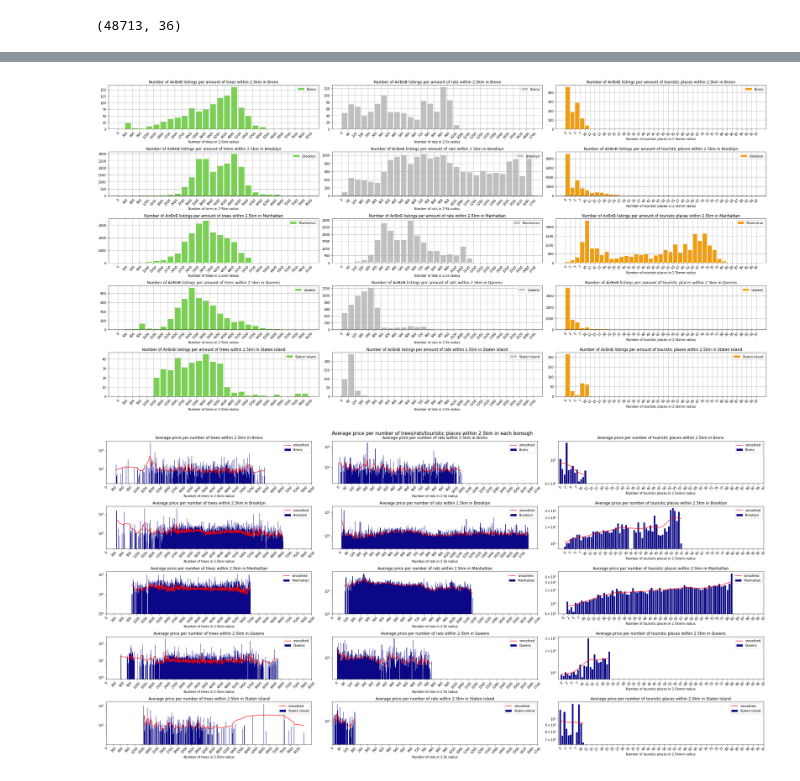
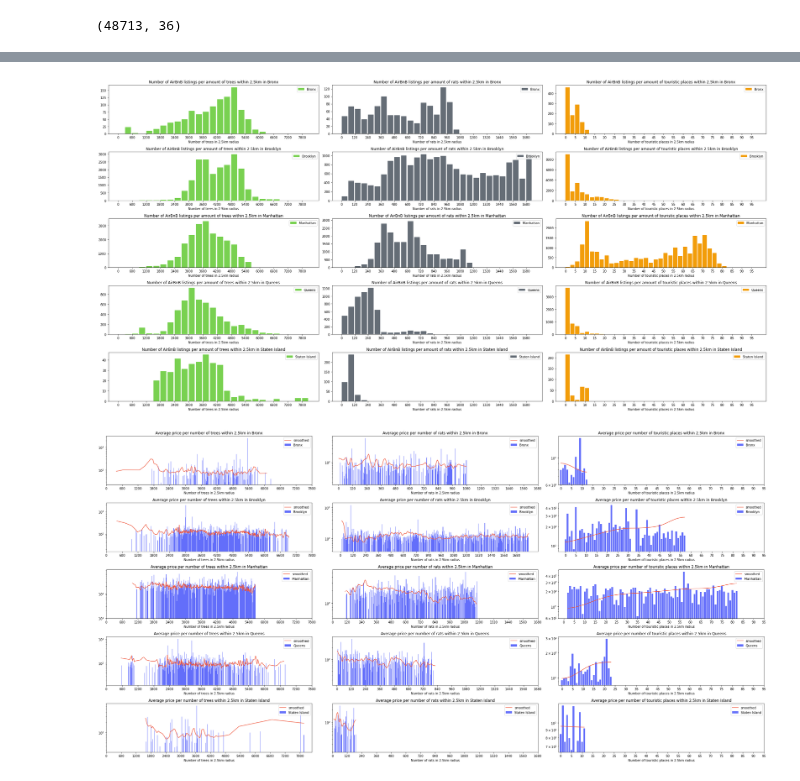
Before and after one commit to KathGran8/Air_BnB_Data_Viz, a Jupyter notebook: Explainer/Data_exploration.ipynb, the cells around one changed output, grey strips where cells are left out. Drawn from its saved outputs; the diff is of its cells as text; code cells hidden in the pictures.

Commit message:
Small fixes to the additional plots

```diff
--- a/Explainer/Data_exploration.ipynb
+++ b/Explainer/Data_exploration.ipynb
@@ -254,7 +254,7 @@ bins_trees = np.arange(0, 8400, 300)
 bins_rats = np.arange(0, 1800, 60)
 bins_places = np.arange(0, 100, 2.5)
 
-colors_dict = {'rats':'#333436', 'trees':'#79D151', 'places':'#F29D0A', 'prices':'#0C0786'} #Old rat: #C0C0C0
+colors_dict = {'trees':'#79D151','rats':'#656D76','places':'#F29D0A'} #Old rat: #C0C0C0
 bins_dict = {'rats':bins_rats, 'trees':bins_trees, 'places':bins_places}
 features_dict = {'rats':'number_of_rats_2500m', 'trees':'number_of_trees_2500m', 'places':'number_of_places_2500m'}
 
@@ -268,9 +268,7 @@ for idx,i in enumerate(y_borough.index):
         ax[idx,idx_2].set_xlabel('Number of ' + elem + ' in 2.5km radius')
         ax[idx,idx_2].set_title('Number of AirBnB listings per amount of ' + elem + ' within 2.5km in ' +i)
 
-
 keys = colors_dict.keys()
-
 for idx, key in enumerate(keys):
     color = colors_dict.get(key)
     bins = bins_dict.get(key)
@@ -280,48 +278,45 @@ for idx, key in enumerate(keys):
         ax[i,idx].hist(p, label = n[i], color = color, bins=bins)
         ax[i,idx].legend(loc="upper right")
         j = ax[i,idx]
-        j.set_xticks(bins)
-        j.set_xticklabels(map(int, bins), rotation=45)
+        j.set_xticks(bins[::2])
+        j.set_xticklabels(map(int, bins[::2]), rotation=0)
         for rect in j.patches:
             rect.set_color(color)
             rect.set_width(rect.get_width()*0.8)
 
-
 fig.tight_layout()
-plt.savefig('img_slide5.png')
+plt.savefig('../assets/img_slide5.png')
 # %% [output]
-[figure, old version]
+[figure, new version]
 # %%
 fig, ax = plt.subplots(len(y_borough),3)
 fig.set_size_inches(30,(len(n)*3))
 #fig.suptitle('Average price per number of trees/rats/touristic places within 2.5km in each borough', fontsize = 15)
 
 for idx,i in enumerate(y_borough.index):
     for idx_2,elem in enumerate(['trees', 'rats', 'touristic places']):
         ax[idx,idx_2].set_xlabel('Number of ' + elem + ' in 2.5km radius')
-        ax[idx,idx_2].set_title('Number of AirBnB listings per amount of ' + elem + ' within 2.5km in ' +i)
-
-
+        ax[idx,idx_2].set_title('Average price per number of ' + elem + ' within 2.5km in ' + i)
+downsampling = [6,3,1]
 for idx, key in enumerate(keys):
     bins = bins_dict.get(key)
     feature = features_dict.get(key)
     x = df_join.groupby(['neighbourhood_group',feature]).mean()[['price']].sort_values(by = ['neighbourhood_group', feature])
     for i in range(len(n)):
         p = x.loc[n[i],:].reset_index()
-        y_smoothed = gaussian_filter1d(p.price, sigma=3)
-        ax[i,idx].bar(p[feature], p.price, label = n[i], color = '#636efa')
-        ax[i,idx].plot(p[feature], y_smoothed, label='smoothed', color = '#ef553b')
+        y_smoothed = gaussian_filter1d(p.price, sigma=5)
+        ax[i,idx].bar(p[feature].sample(frac=1/downsampling[idx]), p.price.sample(frac=1/downsampling[idx]), label = n[i], color = '#636efa')
+        ax[i,idx].plot(p[feature][::downsampling[idx]], y_smoothed[::downsampling[idx]], label='smoothed', color = '#ef553b')
         ax[i,idx].set_yscale('log')
         ax[i,idx].legend(loc="upper right")
         j = ax[i,idx]
-        j.set_xticks(bins)
-        j.set_xticklabels(map(int, bins), rotation=45)
+        j.set_xticks(bins[::2])
+        j.set_xticklabels(map(int, bins[::2]), rotation=0)
         for rect in j.patches:
-            rect.set_color(color)
+            rect.set_color('#636efa')
             rect.set_width(rect.get_width()*0.8)
 
-
 fig.tight_layout()
-plt.savefig('img_slide6.png')
+plt.savefig('../assets/img_slide6.png')
 # %% [output]
-[figure, old version]
+[figure, new version]
```
Also changed, not shown: 2 other files.
